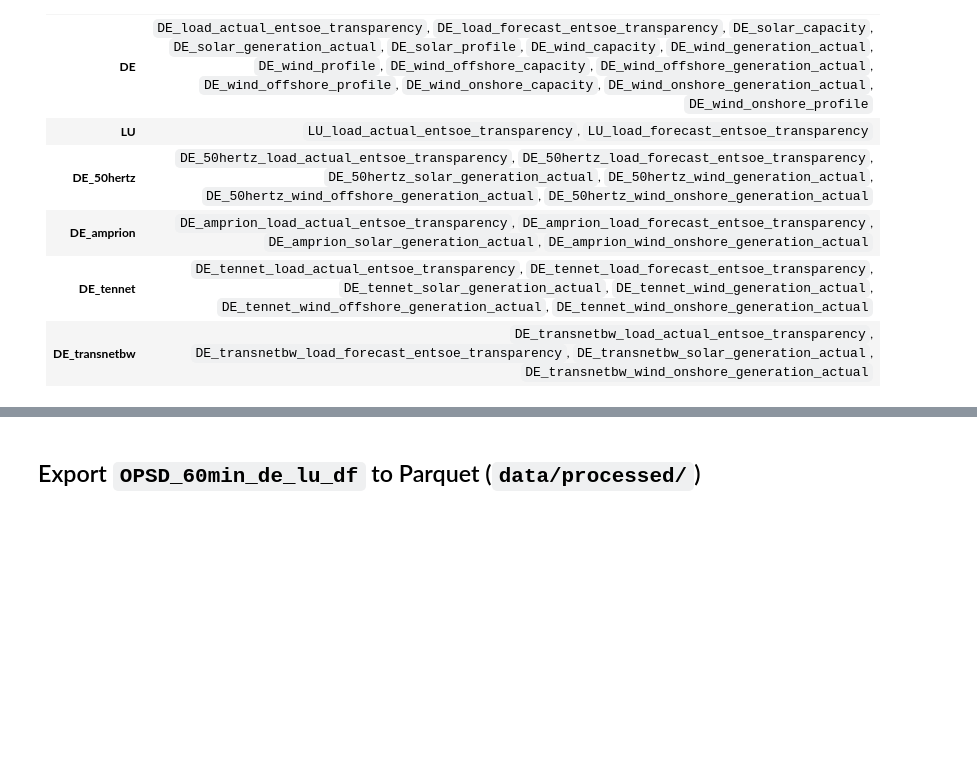
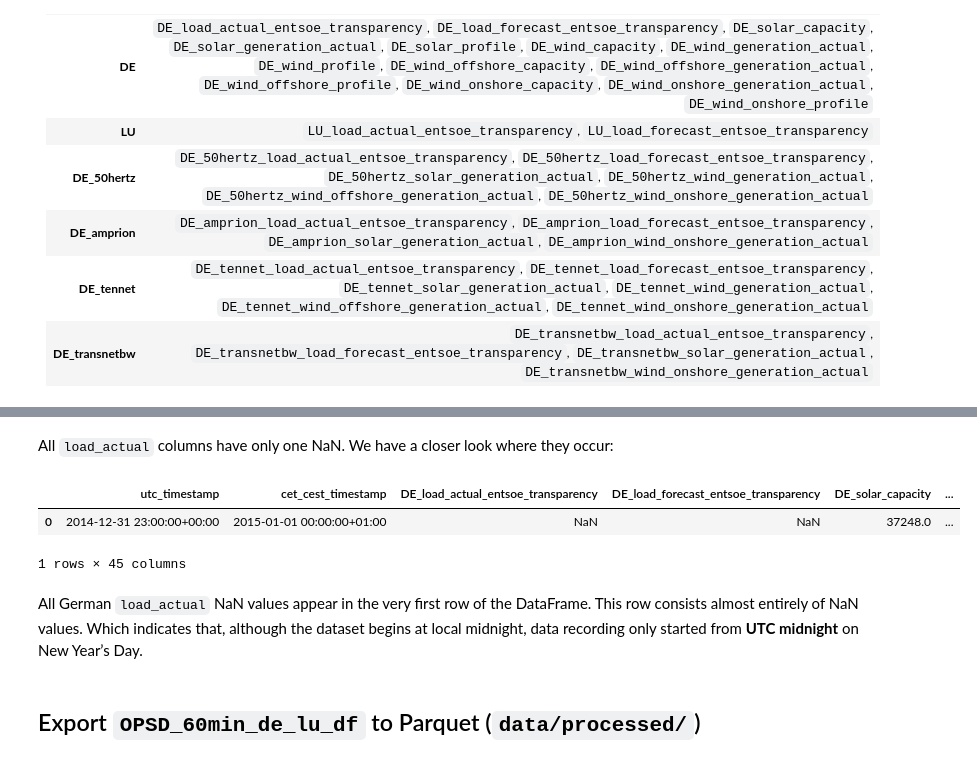
Before and after one commit to F-Skorz/electricity-demand-project, a Jupyter notebook: notebooks/01_OPSD_EDA.ipynb, the cells around one changed output, grey strips where cells are left out. Saved outputs shown, nothing was run; the diff lists cells and outputs as text; code cells hidden in the pictures; blank space fills up the shorter version.

```diff
--- a/notebooks/01_OPSD_EDA.ipynb
+++ b/notebooks/01_OPSD_EDA.ipynb
@@ -101,0 +101,6 @@ Now, we have a closer look at the remaining $298$ features.
+# %%
+# Ensure both timestamp columns are parsed correctly
+OPSD_60min_df['utc_timestamp'] = pd.to_datetime(OPSD_60min_df['utc_timestamp'], utc=True)
+
+# For 'cet_cest_timestamp', which has mixed CET/CEST (i.e., daylight saving time), parse with timezone awareness
+OPSD_60min_df['cet_cest_timestamp'] = pd.to_datetime(OPSD_60min_df['cet_cest_timestamp'], utc=True).dt.tz_convert('Europe/Berlin')
@@ -253,3 +365,23 @@ Here is a view of the columns grouped by prefixes.
+# %% [markdown]
+All `load_actual` columns have only one NaN. We have a closer look where they occur:
+# %%
+
+load_actual_cols = [
+    "DE_load_actual_entsoe_transparency",
+    "DE_transnetbw_load_actual_entsoe_transparency",
+    "DE_tennet_load_actual_entsoe_transparency",
+    "DE_amprion_load_actual_entsoe_transparency",
+    "DE_50hertz_load_actual_entsoe_transparency",
+]
+at_least_one_nan_mask = OPSD_60min_de_lu_df[load_actual_cols].isna().any(axis=1)
+OPSD_60min_de_lu_actual_nan_df = OPSD_60min_de_lu_df.loc[at_least_one_nan_mask]
+display(OPSD_60min_de_lu_actual_nan_df)
+# %% [output]
+|  | utc_timestamp | cet_cest_timestamp | DE_load_actual_entsoe_transparency | DE_load_forecast_entsoe_transparency | DE_solar_capacity | ... |
+| 0 | 2014-12-31 23:00:00+00:00 | 2015-01-01 00:00:00+01:00 | NaN | NaN | 37248.0 | ... |
+1 rows × 45 columns
+# %% [markdown]
+All German `load_actual` NaN values appear in the very first row of the DataFrame. This row consists almost entirely of NaN values. Which indicates that, although the dataset begins at local midnight, data recording only started from **UTC midnight** on New Year’s Day.
 # %% [markdown]
 <h2> Export <code>OPSD_60min_de_lu_df</code>  to Parquet  (<code>data/processed/</code>)</h2>
 # %%
```
Also changed, not shown: parts of 8 cells of this notebook, 1 other file.
